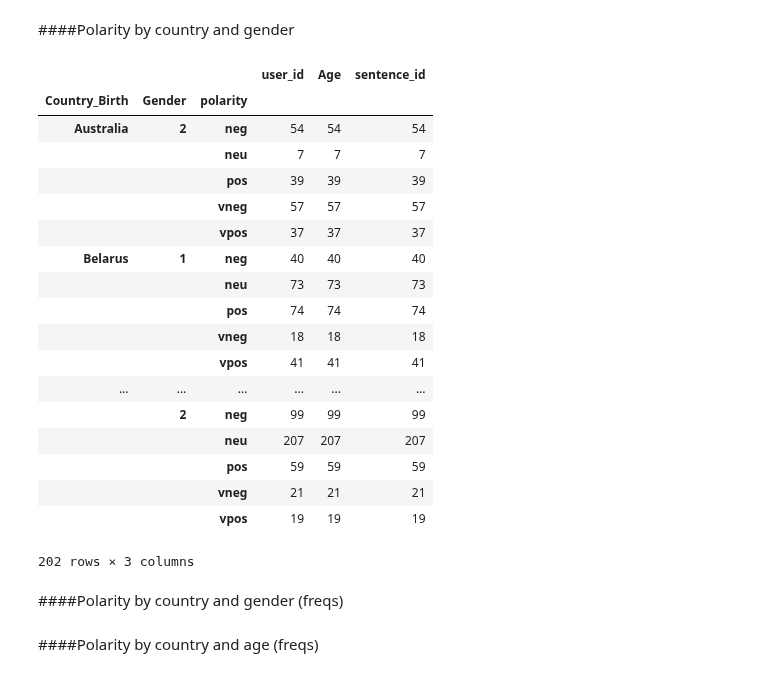
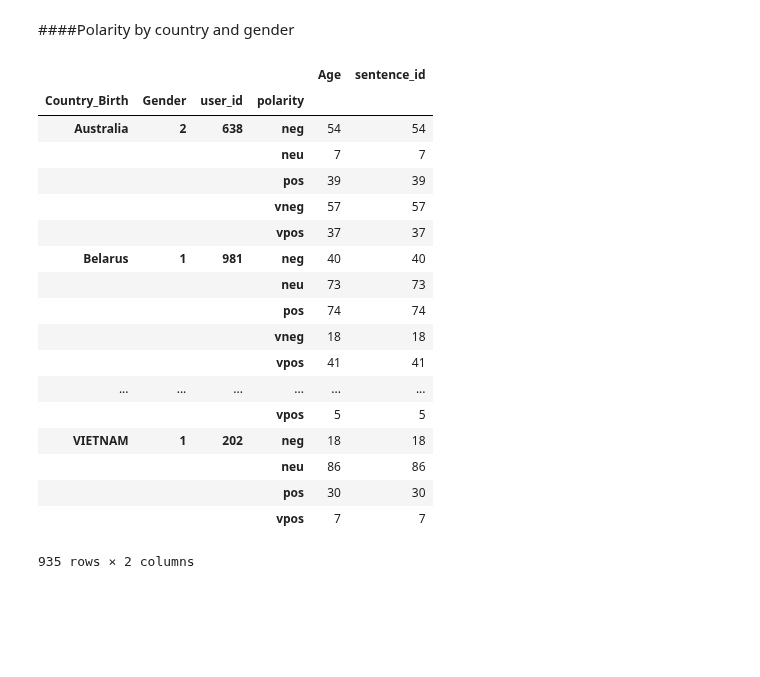
Before and after one commit to mavillard/liwc, a Jupyter notebook: comparison.ipynb, the cells around one changed output. Saved outputs shown, nothing was run; the diff lists cells and outputs as text; code cells hidden in the pictures; blank space fills up the shorter version.

```diff
--- a/comparison.ipynb
+++ b/comparison.ipynb
@@ -359 +394,12 @@ See the the caveats in the documentation: http://pandas.pydata.org/pandas-docs/s
+# %%
+def ff(x):
+    if x=='canada':
+        res='Canada'
+    elif x=='CHINA':
+        res='China'
+    else:
+        res = x
+    return res
+
+df_sub.Country_Birth = df_sub.Country_Birth.apply(ff)
 # %%
@@ -381,26 +434,24 @@ df_sub.groupby(['Country_Birth', 'Age', 'polarity']).count()
 # %% [markdown]
 ####Polarity by country and gender
 # %%
-df_sub.groupby(['Country_Birth', 'Gender', 'polarity']).count()
+df_sub.groupby(['Country_Birth', 'Gender', 'user_id', 'polarity']).count()
 # %% [output]
-|  |  |  | user_id | Age | sentence_id |
-| Country_Birth | Gender | polarity |  |  |  |
-| Australia | 2 | neg | 54 | 54 | 54 |
-|  |  | neu | 7 | 7 | 7 |
-|  |  | pos | 39 | 39 | 39 |
-|  |  | vneg | 57 | 57 | 57 |
-|  |  | vpos | 37 | 37 | 37 |
-| Belarus | 1 | neg | 40 | 40 | 40 |
-|  |  | neu | 73 | 73 | 73 |
-|  |  | pos | 74 | 74 | 74 |
-|  |  | vneg | 18 | 18 | 18 |
-|  |  | vpos | 41 | 41 | 41 |
+|  |  |  |  | Age | sentence_id |
+| Country_Birth | Gender | user_id | polarity |  |  |
+| Australia | 2 | 638 | neg | 54 | 54 |
+|  |  |  | neu | 7 | 7 |
+|  |  |  | pos | 39 | 39 |
+|  |  |  | vneg | 57 | 57 |
+|  |  |  | vpos | 37 | 37 |
+| Belarus | 1 | 981 | neg | 40 | 40 |
+|  |  |  | neu | 73 | 73 |
+|  |  |  | pos | 74 | 74 |
+|  |  |  | vneg | 18 | 18 |
+|  |  |  | vpos | 41 | 41 |
 | ... | ... | ... | ... | ... | ... |
-|  | 2 | neg | 99 | 99 | 99 |
-|  |  | neu | 207 | 207 | 207 |
-|  |  | pos | 59 | 59 | 59 |
-|  |  | vneg | 21 | 21 | 21 |
-|  |  | vpos | 19 | 19 | 19 |
+|  |  |  | vpos | 5 | 5 |
+| VIETNAM | 1 | 202 | neg | 18 | 18 |
+|  |  |  | neu | 86 | 86 |
+|  |  |  | pos | 30 | 30 |
+|  |  |  | vpos | 7 | 7 |
-202 rows × 3 columns
+935 rows × 2 columns
-# %% [markdown]
-####Polarity by country and gender (freqs)
@@ -428,2 +457,0 @@ for k in d_pol_country_gender:
-# %% [markdown]
-####Polarity by country and age (freqs)
```
Also changed, not shown: parts of 13 cells of this notebook.
